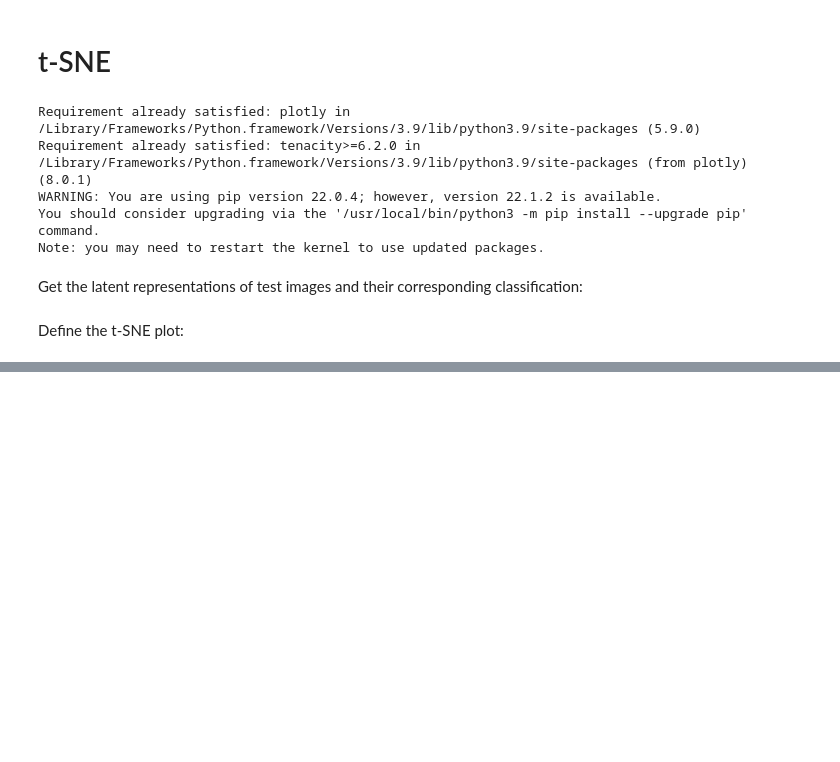
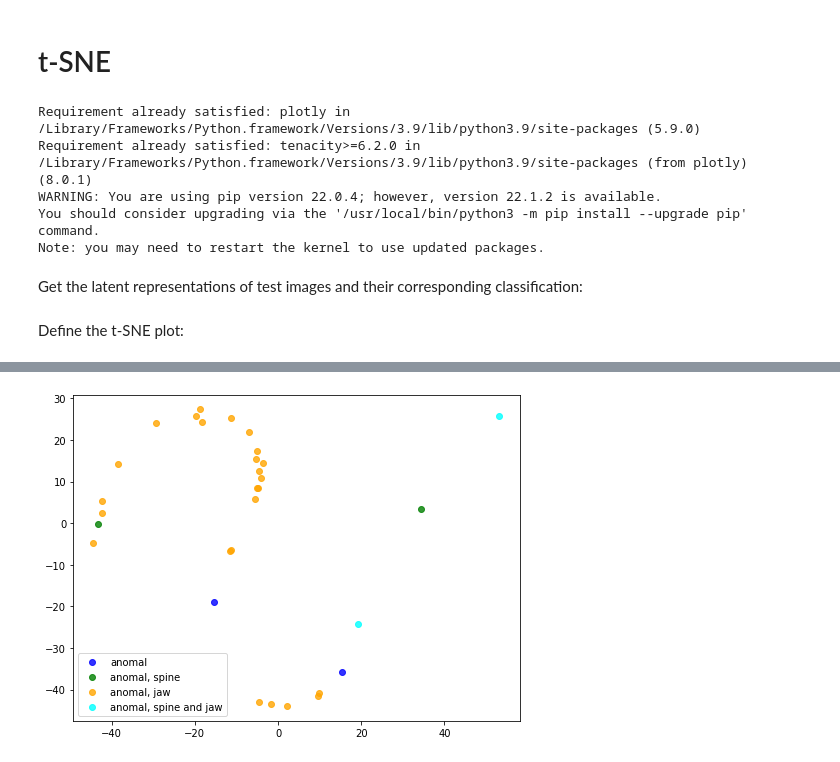
Before and after one commit to ElifEmanet/dental_imaging, a Jupyter notebook: notebooks/latent_repr_tsne_plot.ipynb, the cells around one changed output, grey strips where cells are left out. Cells and saved outputs as stored; diff of their text form; code cells hidden in the pictures; blank space fills up the shorter version.

```diff
--- a/notebooks/latent_repr_tsne_plot.ipynb
+++ b/notebooks/latent_repr_tsne_plot.ipynb
@@ -40,0 +70,12 @@ plt.show()
+# %%
+plt.figure(figsize=(8, 6))
+
+# 8
+plt.scatter(lat_8_0[:, 0], lat_8_0[:, 1], c ="blue", alpha=0.8, label='anomal')
+plt.scatter(lat_8_1[:, 0], lat_8_1[:, 1], c ="green", alpha=0.8, label='anomal, spine')
+plt.scatter(lat_8_2[:, 0], lat_8_2[:, 1], c ="orange", alpha=0.8, label='anomal, jaw')
+plt.scatter(lat_8_3[:, 0], lat_8_3[:, 1], c ="cyan", alpha=0.8, label='anomal, spine and jaw')
+plt.legend(loc='best')
+plt.show()
+# %% [output]
+[figure, added]
```
Also changed, not shown: parts of 7 cells of this notebook, 14 other files.
